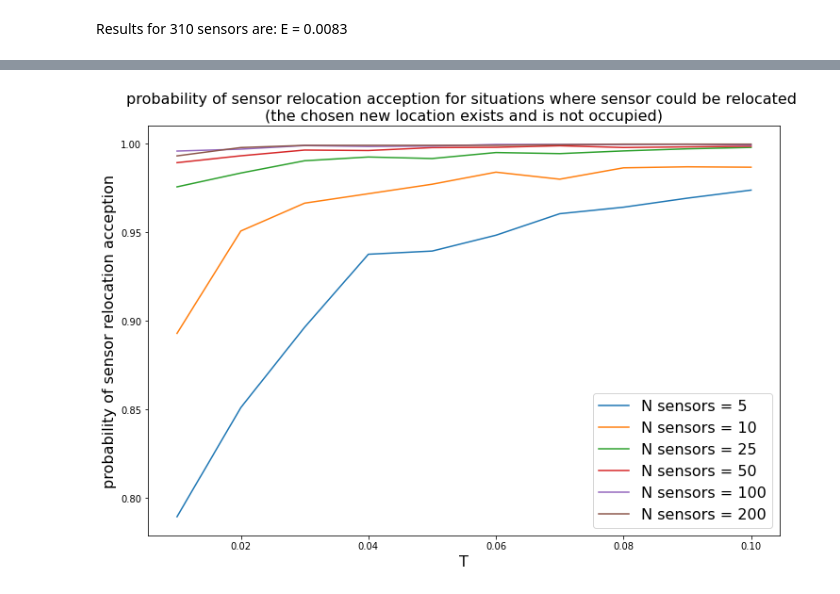
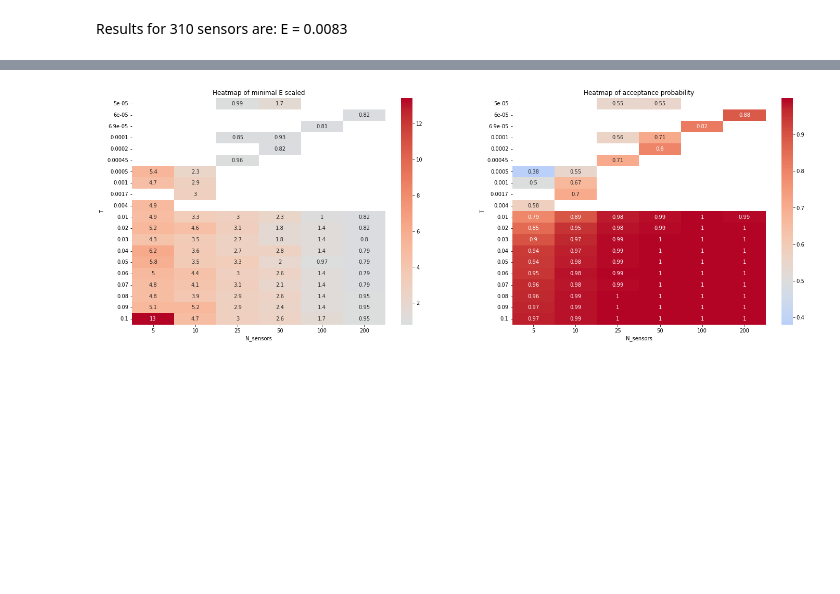
Before and after one commit to EAkeweje/GEOMETRIC-LEARNING-FOR-FLOWS-IN-POROUS-SYSTEMS, a Jupyter notebook: Results.ipynb, the cells around one changed output, grey strips where cells are left out. Cells and saved outputs as stored; diff of their text form; code cells hidden in the pictures; blank space fills up the shorter version.

```diff
--- a/Results.ipynb
+++ b/Results.ipynb
@@ -59,12 +78,22 @@ plt.show()
 # %%
-plt.figure(figsize=(12,8))
-plt.title("probability of sensor relocation acception for situations where sensor could be relocated \n(the chosen new location exists and is not occupied)", fontsize=16)
-for N_sensors in [5, 10, 25, 50, 100, 200]:
-    df_temp =  df[df.N_sensors==N_sensors].sort_values(by=['T'])
-    plt.plot(df_temp['T'], df_temp['accepted'], label=f'N sensors = {N_sensors}')
-plt.xlabel('T', fontsize=16)
-plt.ylabel('probability of sensor relocation acception', fontsize=16)
-plt.legend(fontsize=16)
-plt.show()
+# plt.figure(figsize=(12,8))
+# plt.title("probability of sensor relocation acception for situations where sensor could be relocated \n(the chosen new location exists and is not occupied)", fontsize=16)
+# for N_sensors in [5, 10, 25, 50, 100, 200]:
+#     df_temp =  df[df.N_sensors==N_sensors].sort_values(by=['T'])
+#     plt.plot(df_temp['T'], df_temp['accepted'], label=f'N sensors = {N_sensors}')
+# plt.xlabel('T', fontsize=16)
+# plt.ylabel('probability of sensor relocation acception', fontsize=16)
+# plt.legend(fontsize=16)
+# plt.xscale('log')
+# plt.show()
-# %% [output]
-[figure, removed]
+# %%
+fig, axs = plt.subplots(nrows=1,ncols=2,figsize=(24,8))
+df_new = df.pivot(index='T',columns='N_sensors',values='E_scaled')
+sns.heatmap(ax=axs[0],data=df_new, annot=True, center=1, cmap='coolwarm')
+axs[0].set_title("Heatmap of minimal E scaled")
+df_new = df.pivot(index='T',columns='N_sensors',values='accepted')
+sns.heatmap(ax=axs[1],data=df_new, annot=True, center = 0.5, cmap='coolwarm')
+axs[1].set_title("Heatmap of acceptance probability")
+plt.show()
+# %% [output]
+[figure, added]
```
Also changed, not shown: parts of 10 cells of this notebook, 1 other file.
